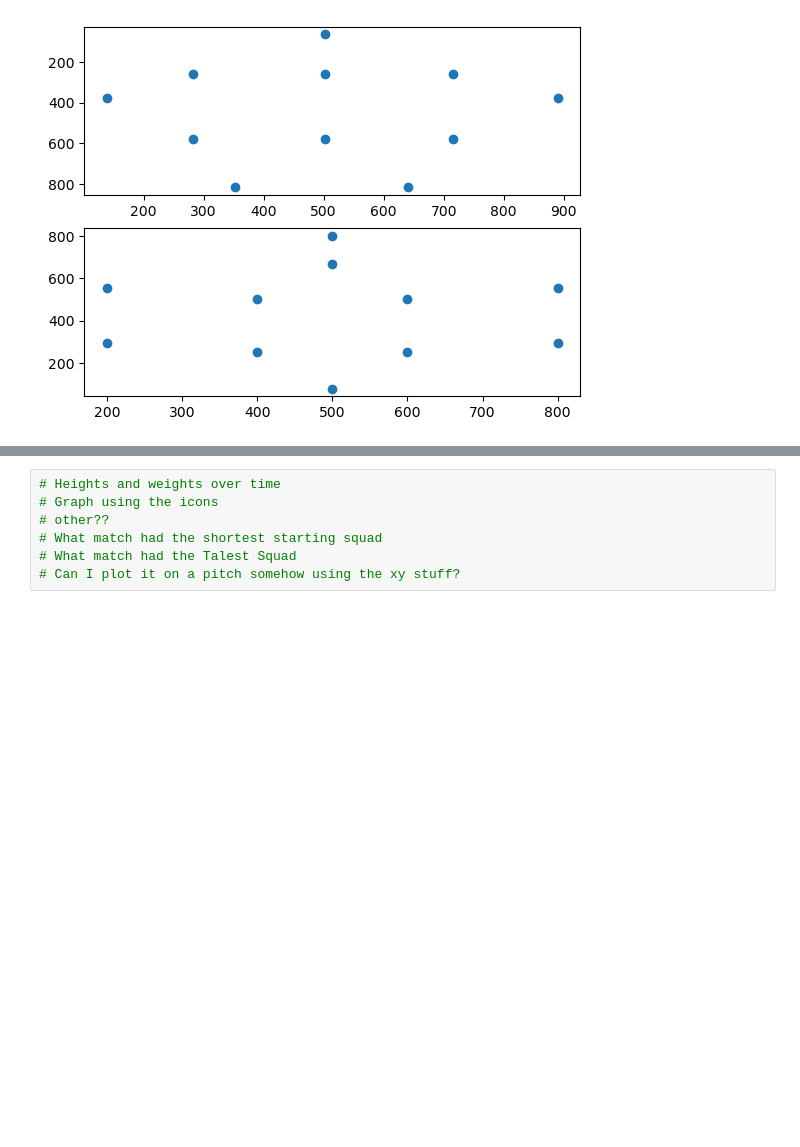
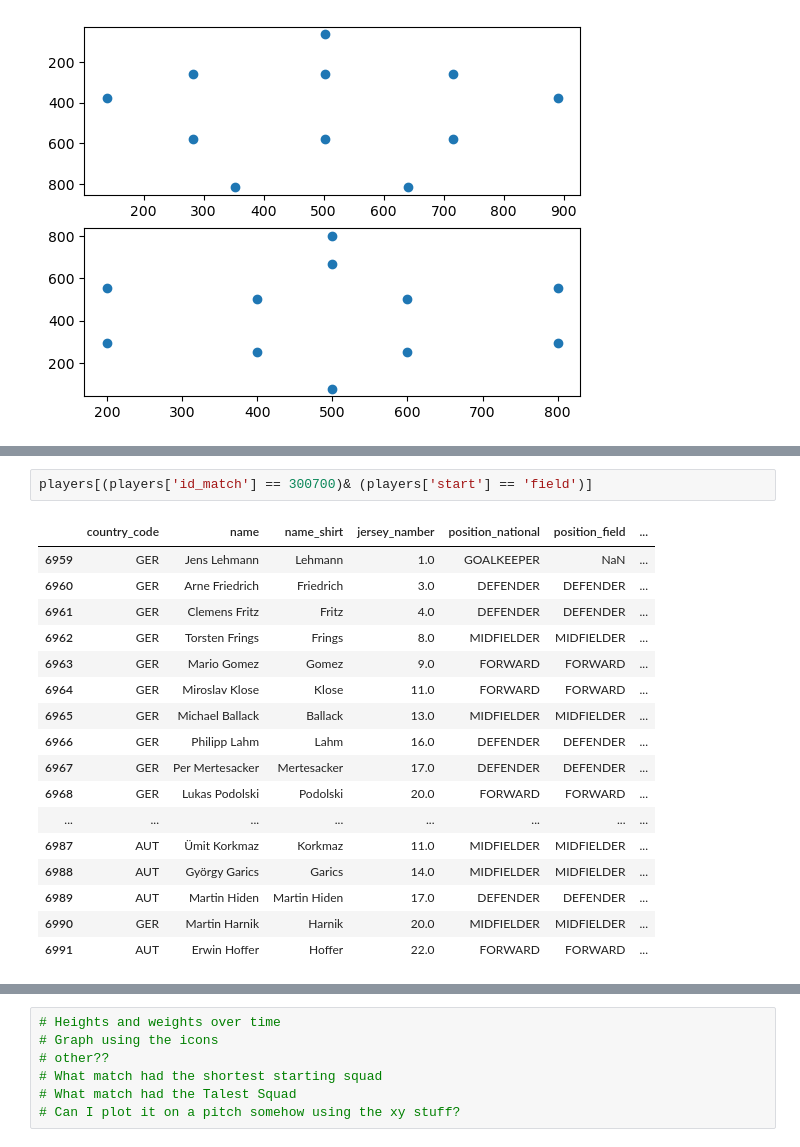
Before and after one commit to D-Walsh33/data-analysis, a Jupyter notebook: UEFA Euro Project/UEFA.ipynb, the cells around one changed output, grey strips where cells are left out. Cells and saved outputs as stored; diff of their text form; blank space fills up the shorter version.

```diff
--- a/UEFA Euro Project/UEFA.ipynb
+++ b/UEFA Euro Project/UEFA.ipynb
@@ -147,0 +163,20 @@ formations(2024442, players)
+# %%
+players[(players['id_match'] == 300700)& (players['start'] == 'field')]
+# %% [output]
+|  | country_code | name | name_shirt | jersey_namber | position_national | position_field | ... |
+| 6959 | GER | Jens Lehmann | Lehmann | 1.0 | GOALKEEPER | NaN | ... |
+| 6960 | GER | Arne Friedrich | Friedrich | 3.0 | DEFENDER | DEFENDER | ... |
+| 6961 | GER | Clemens Fritz | Fritz | 4.0 | DEFENDER | DEFENDER | ... |
+| 6962 | GER | Torsten Frings | Frings | 8.0 | MIDFIELDER | MIDFIELDER | ... |
+| 6963 | GER | Mario Gomez | Gomez | 9.0 | FORWARD | FORWARD | ... |
+| 6964 | GER | Miroslav Klose | Klose | 11.0 | FORWARD | FORWARD | ... |
+| 6965 | GER | Michael Ballack | Ballack | 13.0 | MIDFIELDER | MIDFIELDER | ... |
+| 6966 | GER | Philipp Lahm | Lahm | 16.0 | DEFENDER | DEFENDER | ... |
+| 6967 | GER | Per Mertesacker | Mertesacker | 17.0 | DEFENDER | DEFENDER | ... |
+| 6968 | GER | Lukas Podolski | Podolski | 20.0 | FORWARD | FORWARD | ... |
+| ... | ... | ... | ... | ... | ... | ... | ... |
+| 6987 | AUT | Ümit Korkmaz | Korkmaz | 11.0 | MIDFIELDER | MIDFIELDER | ... |
+| 6988 | AUT | György Garics | Garics | 14.0 | MIDFIELDER | MIDFIELDER | ... |
+| 6989 | AUT | Martin Hiden | Martin Hiden | 17.0 | DEFENDER | DEFENDER | ... |
+| 6990 | GER | Martin Harnik | Harnik | 20.0 | MIDFIELDER | MIDFIELDER | ... |
+| 6991 | AUT | Erwin Hoffer | Hoffer | 22.0 | FORWARD | FORWARD | ... |
```
Also changed, not shown: parts of 4 cells of this notebook.
